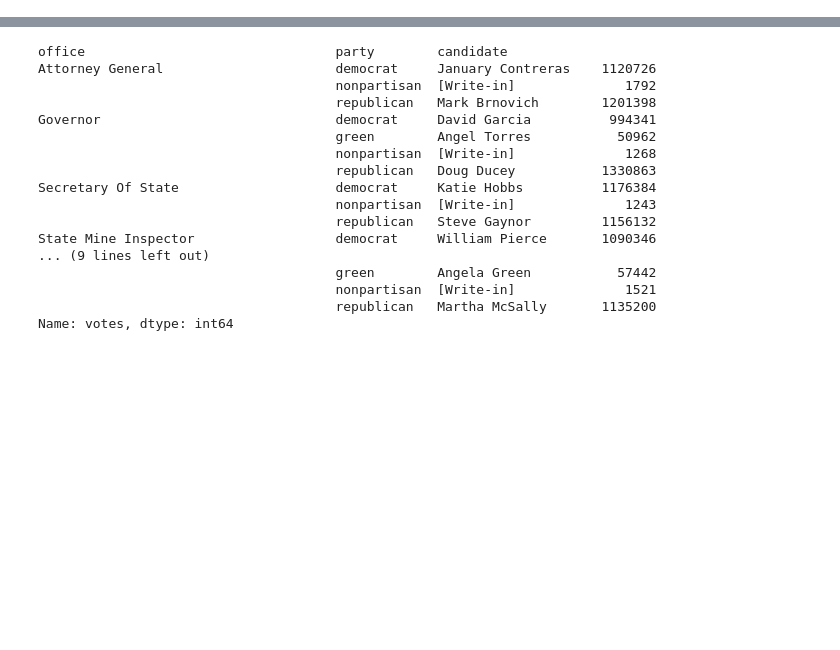
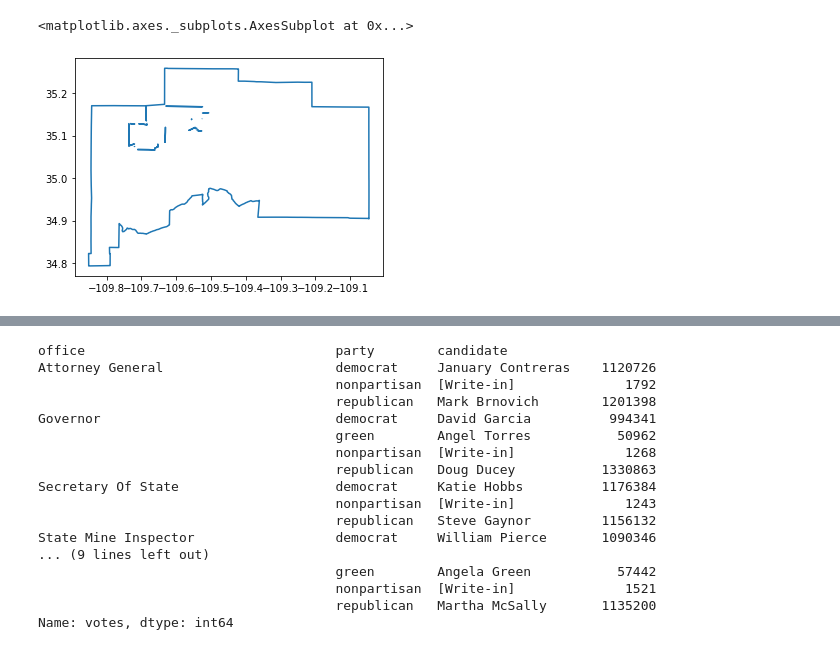
Before and after one commit to nonpartisan-redistricting-datahub/pdv-az, a Jupyter notebook: vest-az-2018/az_vest_2018.ipynb, the cells around one changed output, grey strips where cells are left out. Cells and saved outputs as stored; diff of their text form; code cells hidden in the pictures; blank space fills up the shorter version.

```diff
--- a/vest-az-2018/az_vest_2018.ipynb
+++ b/vest-az-2018/az_vest_2018.ipynb
@@ -2,0 +136,6 @@ import pandas as pd
+# %%
+puerco_dissolved = puerco.dissolve(by='cde_county')
+puerco_dissolved.boundary.plot()
+# %% [output]
+<matplotlib.axes._subplots.AxesSubplot at 0x...>
+[figure, added]
```
Also changed, not shown: parts of 259 cells of this notebook, 1 other file.
